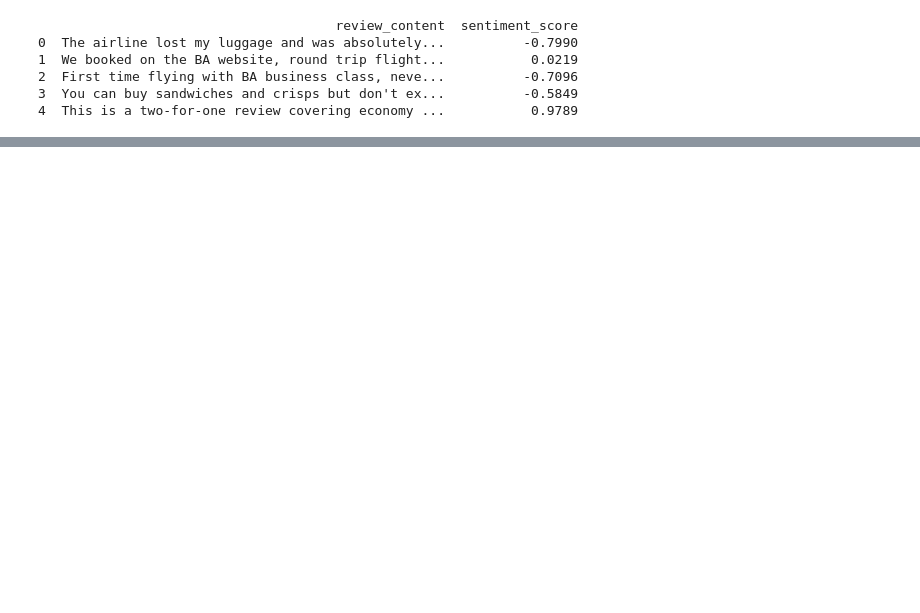
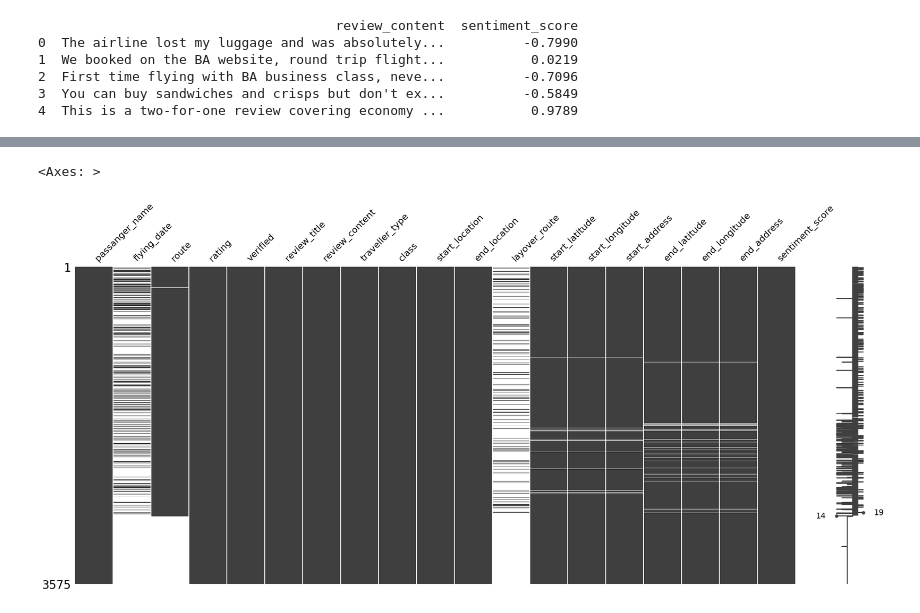
Before and after one commit to samalouty/airline-customer-booking, a Jupyter notebook: airline-scrapped-cleaned.ipynb, the cells around one changed output, grey strips where cells are left out. Cells and saved outputs as stored; diff of their text form; code cells hidden in the pictures; blank space fills up the shorter version.

```diff
--- a/airline-scrapped-cleaned.ipynb
+++ b/airline-scrapped-cleaned.ipynb
@@ -212,0 +474,5 @@ print(airline_scrapped_review_clean_df[['review_content', 'sentiment_score']].he
+# %%
+msno.matrix(airline_scrapped_review_clean_filled)
+# %% [output]
+<Axes: >
+[figure, added]
```
Also changed, not shown: parts of 33 cells of this notebook.
